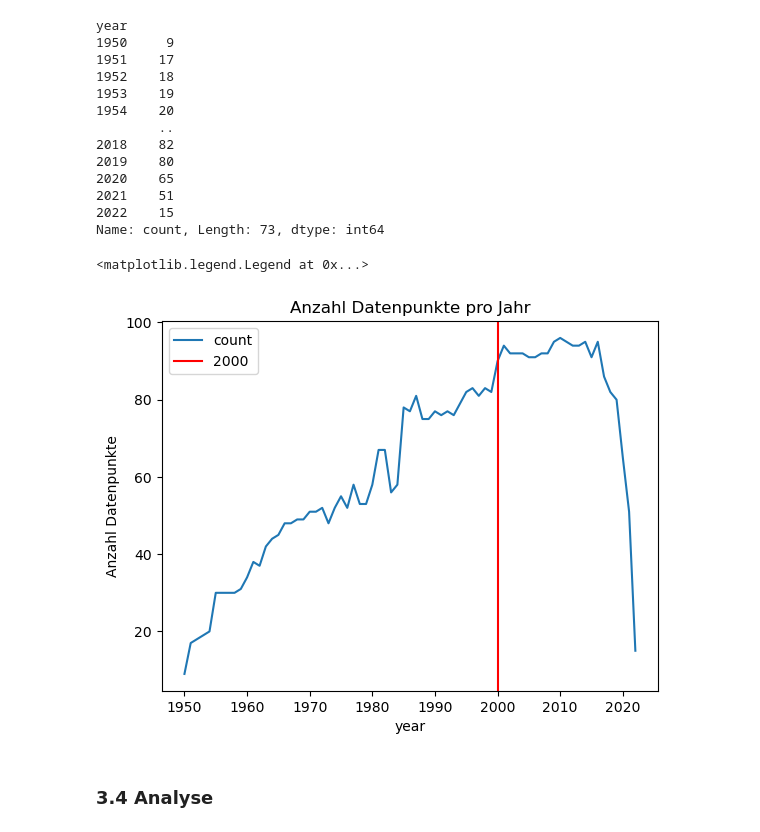
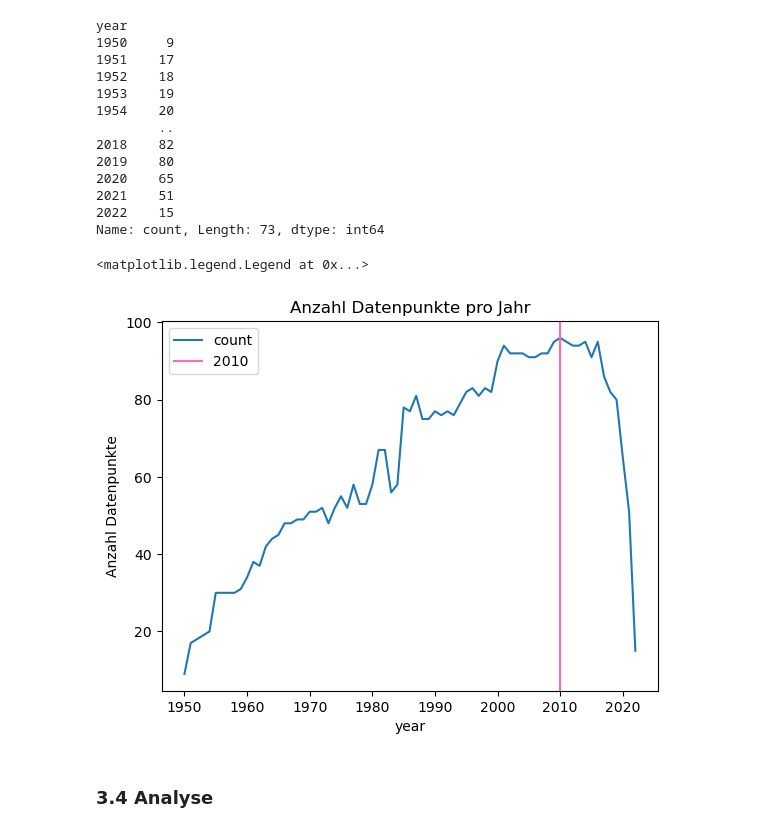
Before and after one commit to cungphi/BMLD1-Atemwegsinfektionen, a Jupyter notebook: LN2 Lou-Salomé Frehner_Phi Phi Cung.ipynb, the cells around one changed output. Cells and saved outputs as stored; diff of their text form; code cells hidden in the pictures.

```diff
--- a/LN2 Lou-Salomé Frehner_Phi Phi Cung.ipynb
+++ b/LN2 Lou-Salomé Frehner_Phi Phi Cung.ipynb
@@ -170,11 +171,11 @@ Name: count, Length: 73, dtype: int64
 # %%
 # Jahre mit maximaler Anzahl Datenpunkte (257)
 g = df['year'].value_counts().sort_index().plot(ylabel='Anzahl Datenpunkte', title='Anzahl Datenpunkte pro Jahr');
-g.axvline(x=2000, color='red',label='2000') # rote Linie bei 2000 - ab hier sind alle Jahre enthalten
+g.axvline(x=2010, color='hotpink',label='2010') # rote Linie bei 2010 - ab hier sind alle Jahre enthalten
 g.legend()  # Legende anzeigen
 # %% [output]
 <matplotlib.legend.Legend at 0x...>
-[figure, old version]
+[figure, new version]
 # %% [markdown]
 ### 3.4 Analyse
 # %%
```
Also changed, not shown: parts of 4 cells of this notebook.
